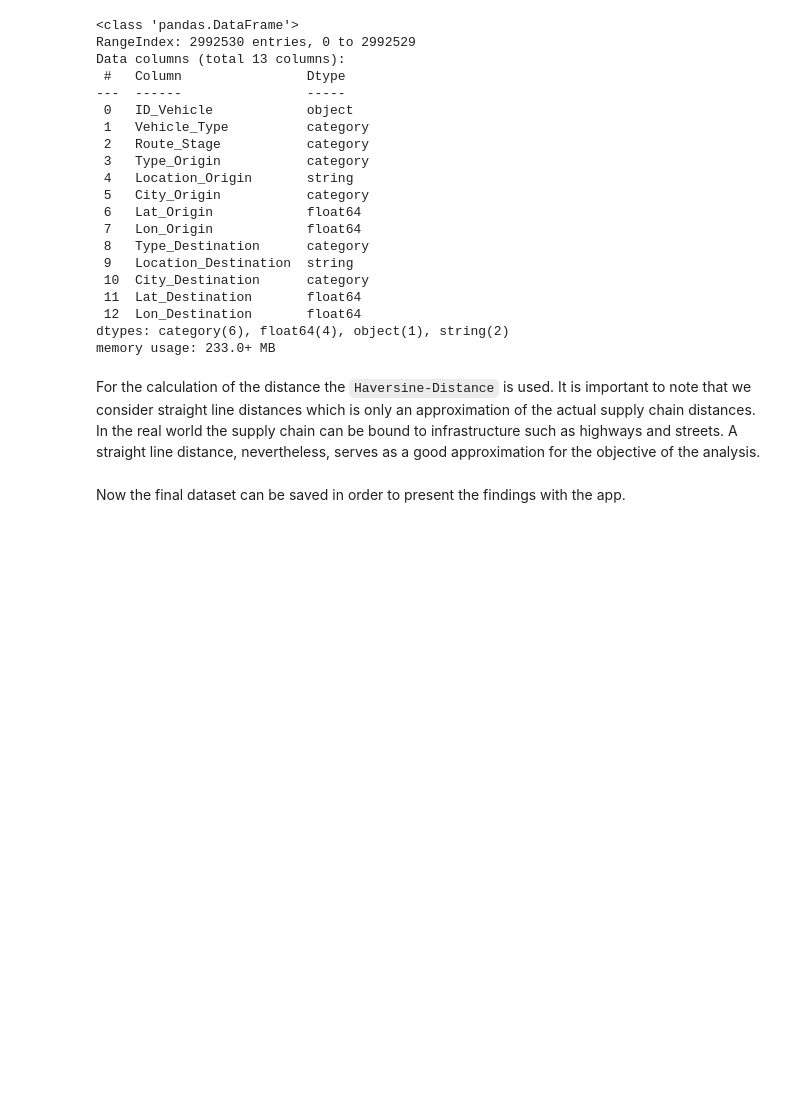
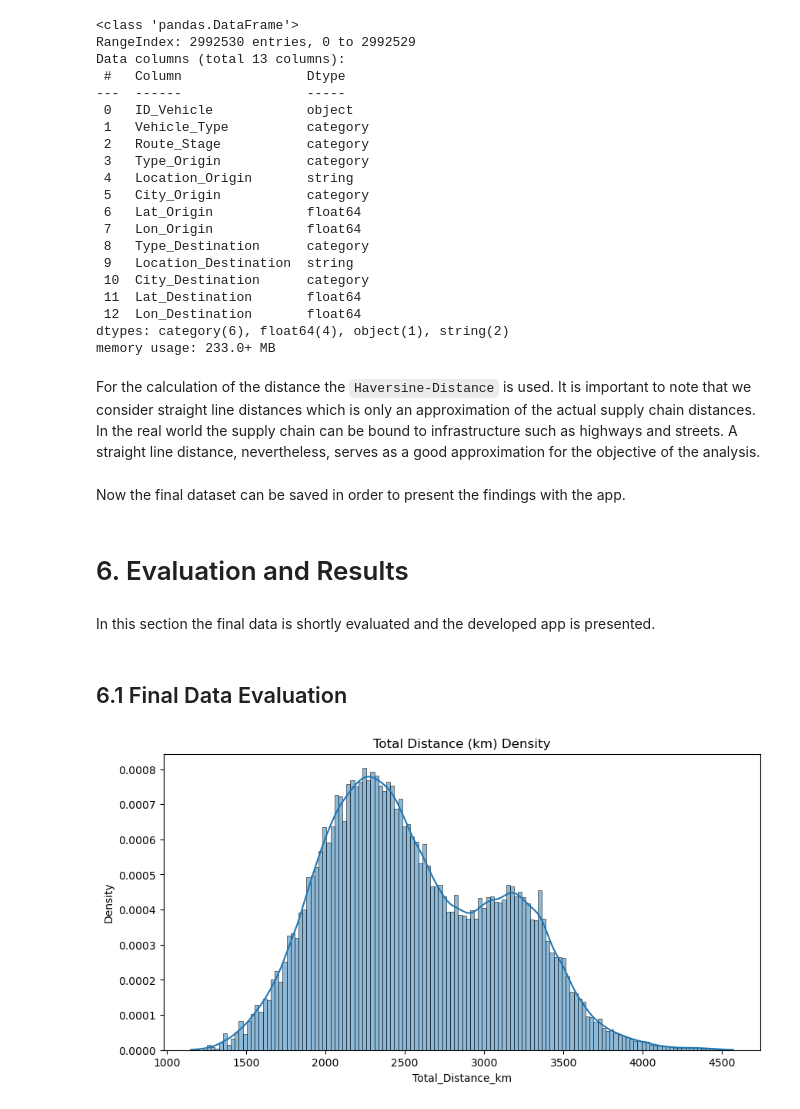
Before and after one commit to Kian7667/Car_Supply_Chain_Analysis, a Jupyter notebook: SoSe26_Case_Study_Group_11.ipynb, the cells around one changed output. Cells and saved outputs as stored; diff of their text form; code cells hidden in the pictures; blank space fills up the shorter version.

```diff
--- a/SoSe26_Case_Study_Group_11.ipynb
+++ b/SoSe26_Case_Study_Group_11.ipynb
@@ -1668,3 +1668,21 @@ final_data.to_csv(
     "data/SoSe26_Case_Study_finalData_Group_11.csv",
     index=False
 )
+# %% [markdown]
+# 6. Evaluation and Results
+# %% [markdown]
+In this section the final data is shortly evaluated and the developed app is presented.
+# %% [markdown]
+## 6.1 Final Data Evaluation
+# %%
+fig, ax = plt.subplots(figsize = (10, 5))
+
+total_dist_df = final_data[["ID_Vehicle", "Total_Distance_km"]].drop_duplicates()
+
+sns.histplot(data = total_dist_df, x = "Total_Distance_km", ax = ax, kde = True, stat = "density")
+
+ax.set_title("Total Distance (km) Density")
+
+plt.show()
+# %% [output]
+[figure, added]
```
Also changed, not shown: parts of 11 cells of this notebook, 8 other files.
